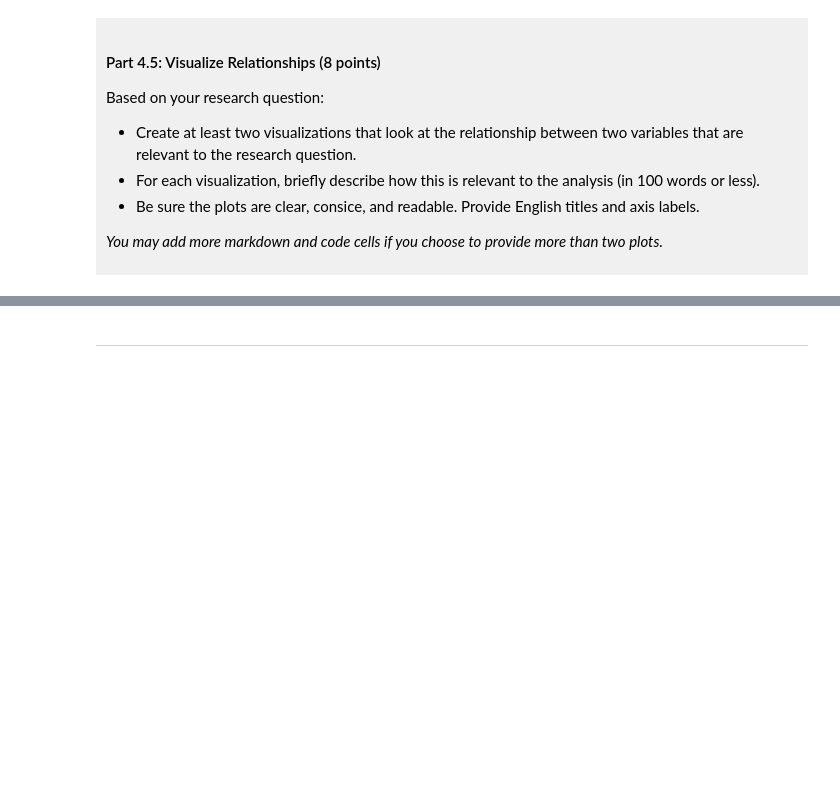
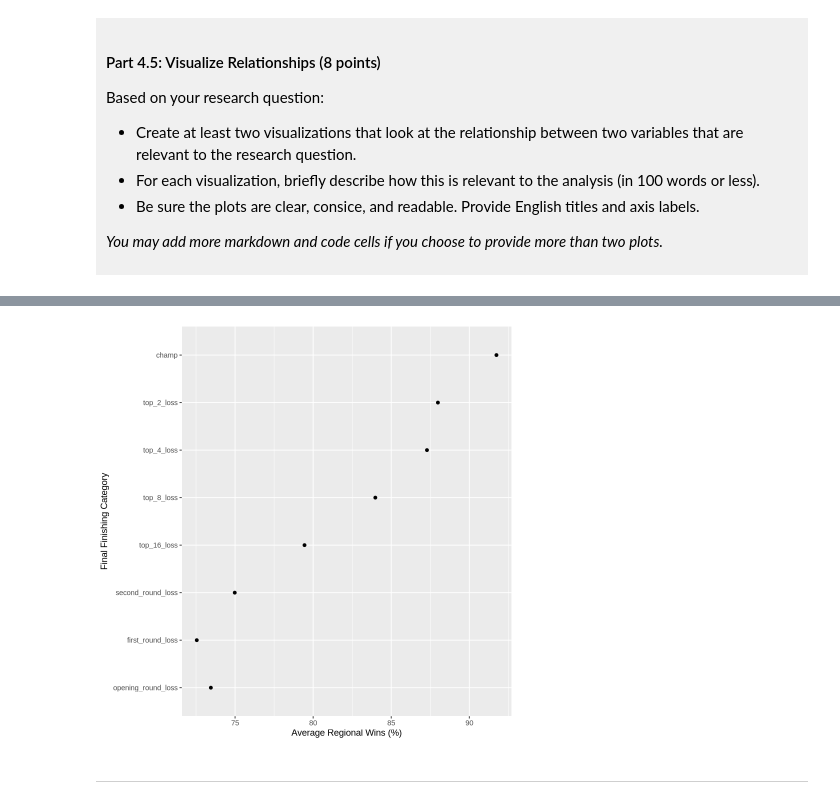
Before and after one commit to mandy-maa/dsci-100-project-mandy-ma, a Jupyter notebook: dsci-100-project-notebook.ipynb, the cells around one changed output, grey strips where cells are left out. Cells and saved outputs as stored; diff of their text form; code cells hidden in the pictures; blank space fills up the shorter version.

```diff
--- a/dsci-100-project-notebook.ipynb
+++ b/dsci-100-project-notebook.ipynb
@@ -368,5 +377,14 @@ Visualization 2: %%% EDIT THIS MARKDOWN CELL%%%
 # %%
-### EDIT THIS CODE CELL FOR VISUALIZATION 2###
+avg_rwp_tourney_finish <- data_tidy |>
+    group_by(tourney_finish) |>
+    summarize(avg_reg_win_rate = mean(reg_wins_pct)) |>
+    ggplot(aes(y = tourney_finish, x = avg_reg_win_rate)) +
+    geom_point() +
+    labs(y = "Final Finishing Category", x = "Average Regional Wins (%)")
+
+avg_rwp_tourney_finish
+# %% [output]
+[figure, added]
 # %% [markdown]
 ------
 # %% [markdown]
```
Also changed, not shown: parts of 3 cells of this notebook.
